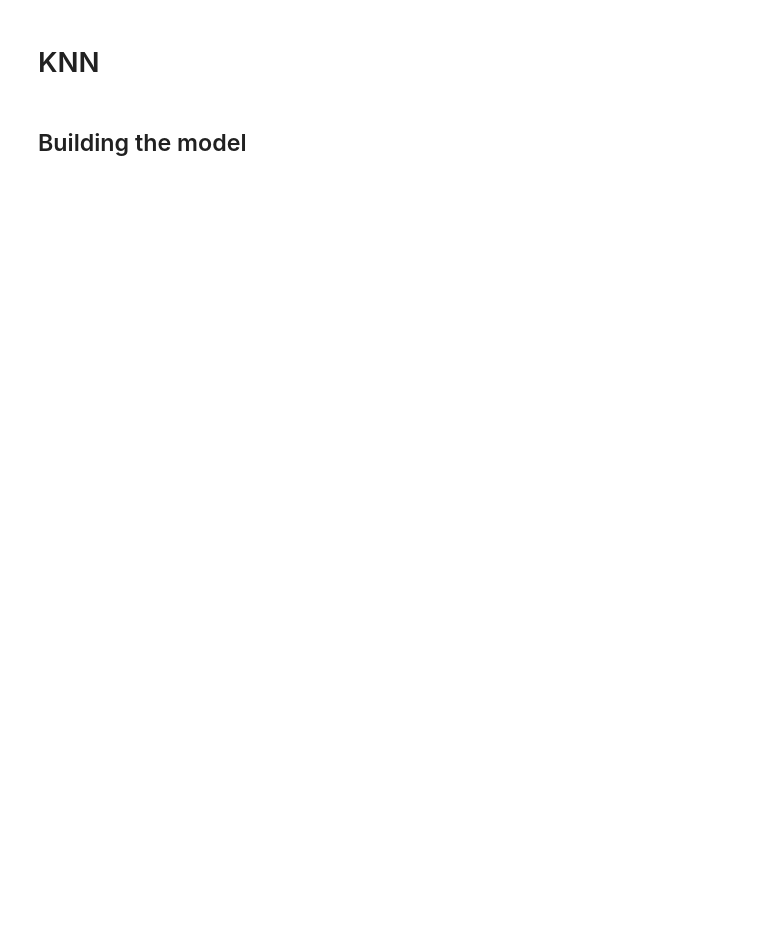
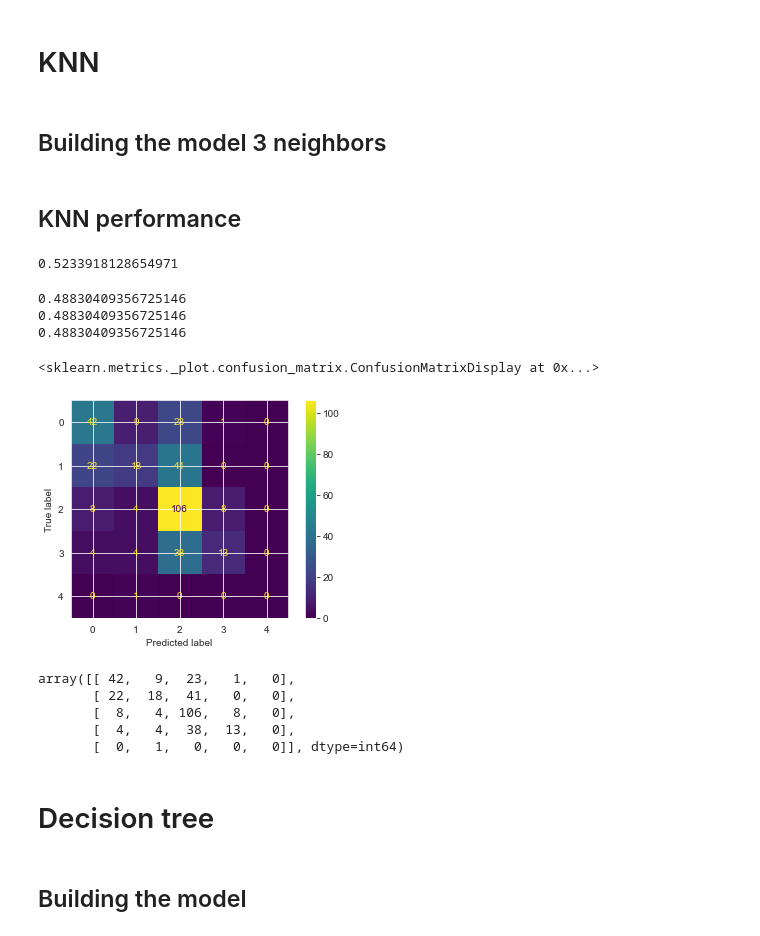
Before and after one commit to Murdock135/Water-Quality-Prediction, a Jupyter notebook: notebooks/initial_analysis.ipynb, the cells around one changed output. Saved outputs shown, nothing was run; the diff lists cells and outputs as text; code cells hidden in the pictures; blank space fills up the shorter version.

```diff
--- a/notebooks/initial_analysis.ipynb
+++ b/notebooks/initial_analysis.ipynb
@@ -699,3 +714,5 @@ y_train
 Name: wqc, Length: 1026, dtype: int64
 # %% [markdown]
 # KNN
+# %% [markdown]
+## Building the model 3 neighbors
@@ -702,2 +731,34 @@ Name: wqc, Length: 1026, dtype: int64
+# %% [markdown]
+## KNN performance
+# %%
+print(pipe_knn.score(x_test,y_test))
+# %% [output]
+0.5233918128654971
+# %%
+
+print(metrics.accuracy_score(y_test,y_pred))
+print(metrics.precision_score(y_test,y_pred, average='micro'))
+print(metrics.f1_score(y_test,y_pred, average='micro'))
+# %% [output]
+0.48830409356725146
+0.48830409356725146
+0.48830409356725146
+# %%
+cm = metrics.confusion_matrix(y_test,y_pred)
+disp = metrics.ConfusionMatrixDisplay(cm)
+disp.plot()
+# %% [output]
+<sklearn.metrics._plot.confusion_matrix.ConfusionMatrixDisplay at 0x...>
+[figure, added]
+# %%
+cm
+# %% [output]
+array([[ 42,   9,  23,   1,   0],
+       [ 22,  18,  41,   0,   0],
+       [  8,   4, 106,   8,   0],
+       [  4,   4,  38,  13,   0],
+       [  0,   1,   0,   0,   0]], dtype=int64)
+# %% [markdown]
+# Decision tree
 # %% [markdown]
 ## Building the model
```
Also changed, not shown: parts of 31 cells of this notebook.
